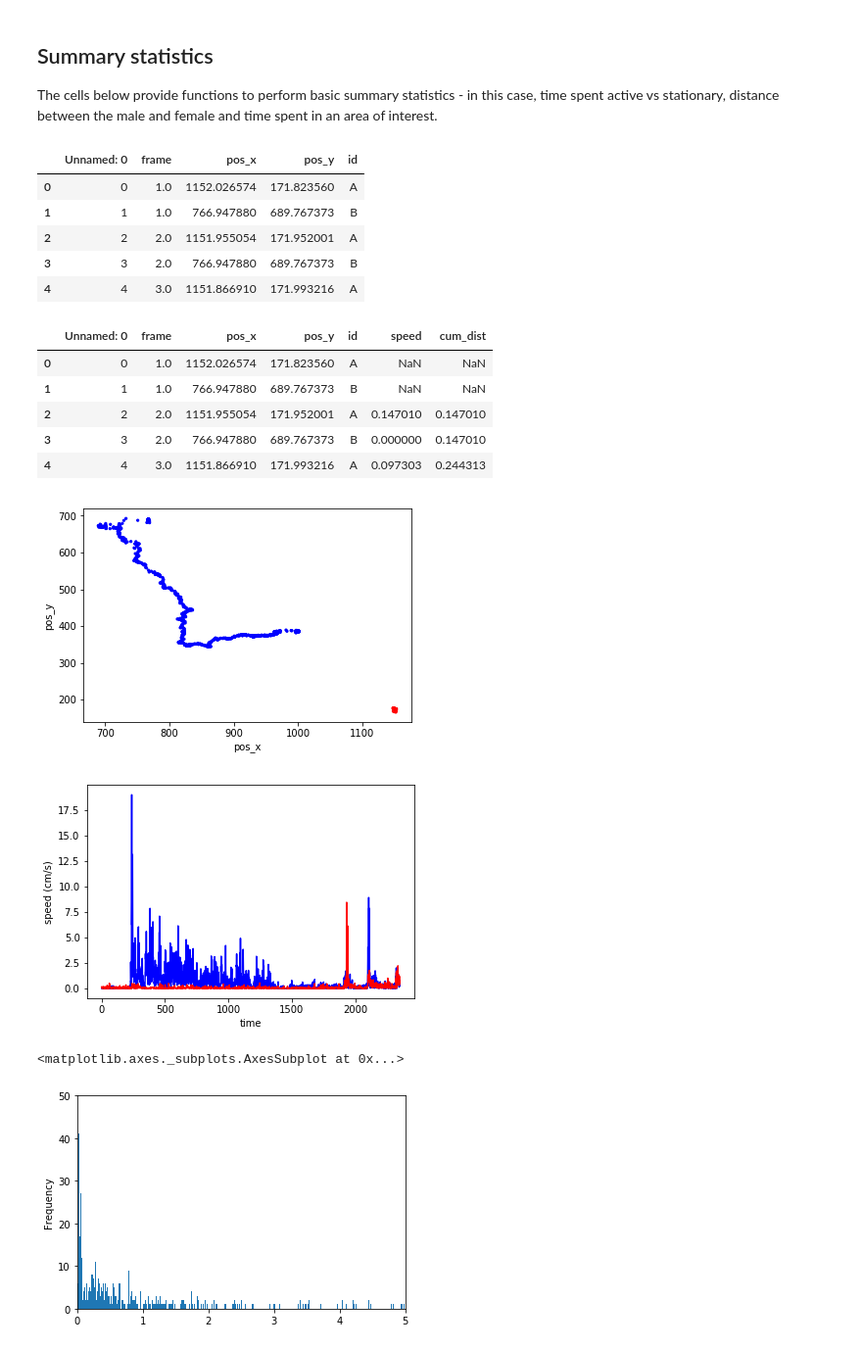
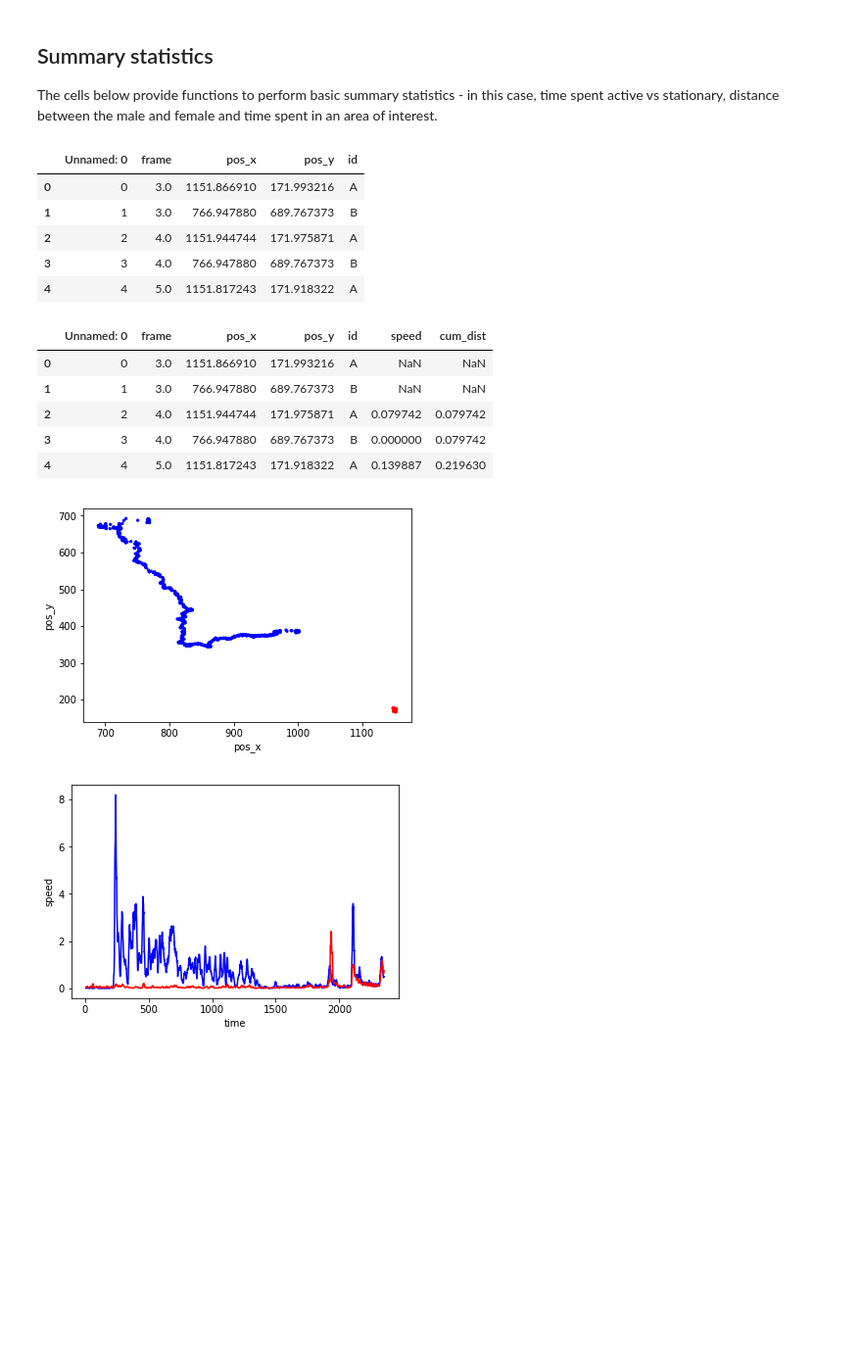
Before and after one commit to vivekhsridhar/tracktor, a Jupyter notebook: examples/spider_track.ipynb, the cells around one changed output. Shown at 98% size. Cells and saved outputs as stored; diff of their text form; code cells hidden in the pictures; blank space fills up the shorter version.

```diff
--- a/examples/spider_track.ipynb
+++ b/examples/spider_track.ipynb
@@ -41,9 +42,9 @@ mot = True
 
 # name of source video and paths
 video = 'spider_video'
-input_vidpath = '/home/user/Documents/Vivek/tracktor/videos/' + video + '.mp4'
-output_vidpath = '/home/user/Documents/Vivek/tracktor/output/' + video + '.mp4'
-output_filepath = '/home/user/Documents/Vivek/tracktor/output/' + video + '.csv'
+input_vidpath = '/mnt/ssd1/Documents/Vivek/tracktor/videos/' + video + '.mp4'
+output_vidpath = '/mnt/ssd1/Documents/Vivek/tracktor/output/' + video + '.mp4'
+output_filepath = '/mnt/ssd1/Documents/Vivek/tracktor/output/' + video + '.csv'
 codec = 'DIVX' # try other codecs if the default doesn't work ('DIVX', 'avc1', 'XVID') note: this list is non-exhaustive
 # %% [markdown]
 The cell below runs the tracking code
@@ -116,11 +117,11 @@ df = pd.read_csv(output_filepath)
 df.head()
 # %% [output]
 |  | Unnamed: 0 | frame | pos_x | pos_y | id |
-| 0 | 0 | 1.0 | 1152.026574 | 171.823560 | A |
-| 1 | 1 | 1.0 | 766.947880 | 689.767373 | B |
-| 2 | 2 | 2.0 | 1151.955054 | 171.952001 | A |
-| 3 | 3 | 2.0 | 766.947880 | 689.767373 | B |
-| 4 | 4 | 3.0 | 1151.866910 | 171.993216 | A |
+| 0 | 0 | 3.0 | 1151.866910 | 171.993216 | A |
+| 1 | 1 | 3.0 | 766.947880 | 689.767373 | B |
+| 2 | 2 | 4.0 | 1151.944744 | 171.975871 | A |
+| 3 | 3 | 4.0 | 766.947880 | 689.767373 | B |
+| 4 | 4 | 5.0 | 1151.817243 | 171.918322 | A |
 # %%
 dx = df['pos_x'] - df['pos_x'].shift(2)
 dy = df['pos_y'] - df['pos_y'].shift(2)
@@ -129,32 +130,34 @@ df['cum_dist'] = df['speed'].cumsum()
 df.head()
 # %% [output]
 |  | Unnamed: 0 | frame | pos_x | pos_y | id | speed | cum_dist |
-| 0 | 0 | 1.0 | 1152.026574 | 171.823560 | A | NaN | NaN |
-| 1 | 1 | 1.0 | 766.947880 | 689.767373 | B | NaN | NaN |
-| 2 | 2 | 2.0 | 1151.955054 | 171.952001 | A | 0.147010 | 0.147010 |
-| 3 | 3 | 2.0 | 766.947880 | 689.767373 | B | 0.000000 | 0.147010 |
-| 4 | 4 | 3.0 | 1151.866910 | 171.993216 | A | 0.097303 | 0.244313 |
+| 0 | 0 | 3.0 | 1151.866910 | 171.993216 | A | NaN | NaN |
+| 1 | 1 | 3.0 | 766.947880 | 689.767373 | B | NaN | NaN |
+| 2 | 2 | 4.0 | 1151.944744 | 171.975871 | A | 0.079742 | 0.079742 |
+| 3 | 3 | 4.0 | 766.947880 | 689.767373 | B | 0.000000 | 0.079742 |
+| 4 | 4 | 5.0 | 1151.817243 | 171.918322 | A | 0.139887 | 0.219630 |
+# %%
+## Parameters like speed and acceleration can be very noisy. Small noise in positional data is amplified as we take the
+## derivative to get speed and acceleration. We therefore smooth this data to obtain reliable values and eliminate noise.
+
+# the smoothing window parameter determines the extent of smoothing (smoothing window MUST BE ODD)
+smoothing_window = 11
+# %%
+smoothed_speed_a = scipy.signal.savgol_filter(df.iloc[np.where(df['id'] == 'A')[0],5], smoothing_window, 1)
+smoothed_speed_b = scipy.signal.savgol_filter(df.iloc[np.where(df['id'] == 'B')[0],5], smoothing_window, 1)
 # %%
 import matplotlib.pyplot as plt
 colors = {'A':'red', 'B':'blue'}
 
 plt.scatter(df['pos_x'], df['pos_y'], c=df['id'].apply(lambda x: colors[x]), s=5)
 plt.xlabel('pos_x')
 plt.ylabel('pos_y')
 plt.show()
 
-plt.plot(df['frame'][df['id'] == 'B'].values, df['speed'][df['id'] == 'B'].values, c='blue')
-plt.plot(df['frame'][df['id'] == 'A'].values, df['speed'][df['id'] == 'A'].values, c='red')
+plt.plot(df['frame'][df['id'] == 'B'].values, smoothed_speed_b, c='blue')
+plt.plot(df['frame'][df['id'] == 'A'].values, smoothed_speed_a, c='red')
 plt.xlabel('time')
-plt.ylabel('speed (cm/s)')
+plt.ylabel('speed')
 plt.show()
-
-a = df['speed'][df['id'] == 'B']
-plt.ylim(0,50)
-plt.xlim(0,5)
-a.plot.hist(bins=5000)
 # %% [output]
 [figure]
-[figure, old version]
+[figure, new version]
-<matplotlib.axes._subplots.AxesSubplot at 0x...>
-[figure, removed]
```
Also changed, not shown: parts of 6 cells of this notebook.
